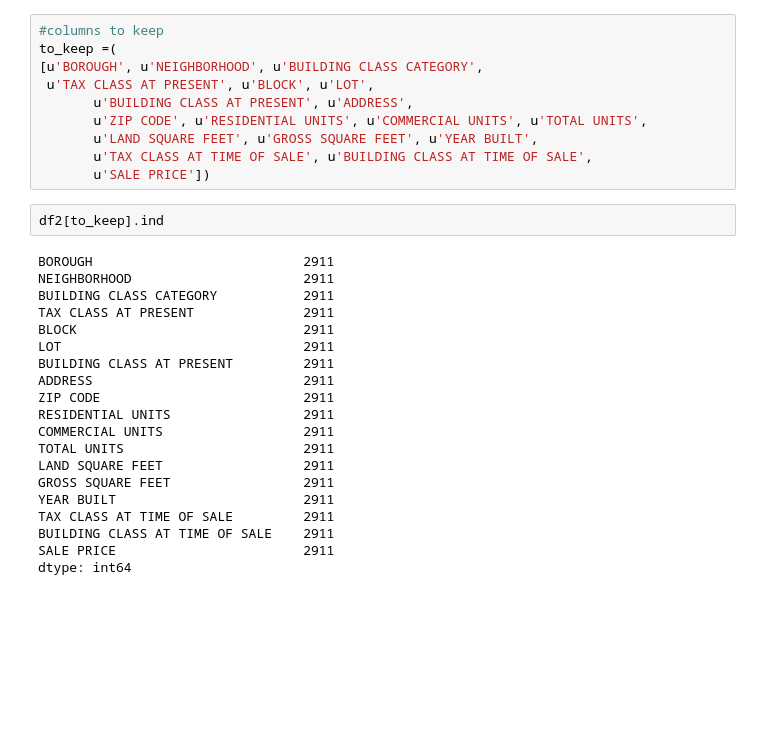
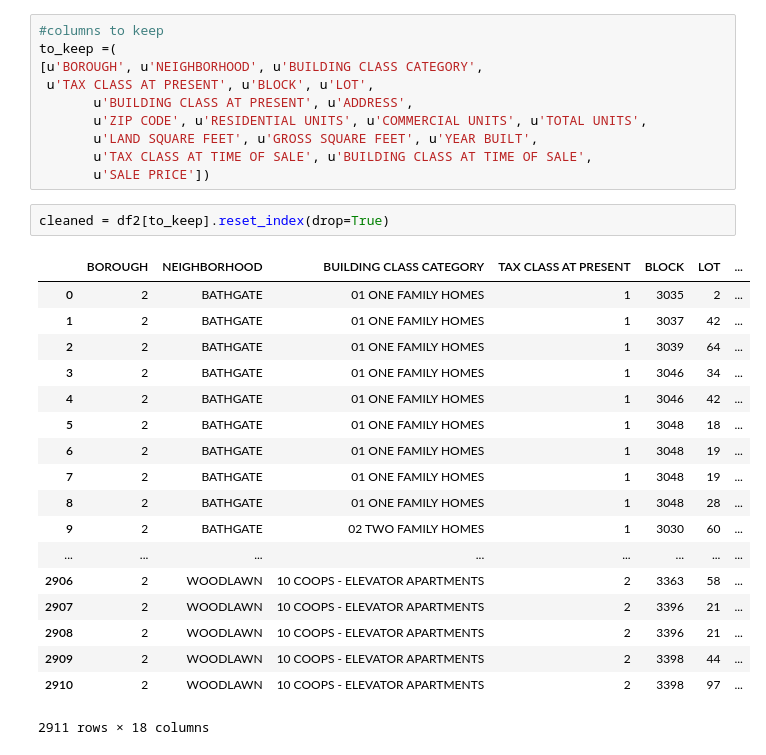
Before and after one commit to asaich/cs109final, a Jupyter notebook: Make_Features.ipynb, the cells around one changed output. Cells and saved outputs as stored; diff of their text form; blank space fills up the shorter version.

Commit message:
clean data again

```diff
--- a/Make_Features.ipynb
+++ b/Make_Features.ipynb
@@ -37,25 +37,24 @@ to_keep =(
        u'LAND SQUARE FEET', u'GROSS SQUARE FEET', u'YEAR BUILT',
        u'TAX CLASS AT TIME OF SALE', u'BUILDING CLASS AT TIME OF SALE',
        u'SALE PRICE'])
-# %%
-df2[to_keep].ind
-# %% [output]
-BOROUGH                           2911
-NEIGHBORHOOD                      2911
-BUILDING CLASS CATEGORY           2911
-TAX CLASS AT PRESENT              2911
-BLOCK                             2911
-LOT                               2911
-BUILDING CLASS AT PRESENT         2911
-ADDRESS                           2911
-ZIP CODE                          2911
-RESIDENTIAL UNITS                 2911
-COMMERCIAL UNITS                  2911
-TOTAL UNITS                       2911
-LAND SQUARE FEET                  2911
-GROSS SQUARE FEET                 2911
-YEAR BUILT                        2911
-TAX CLASS AT TIME OF SALE         2911
-BUILDING CLASS AT TIME OF SALE    2911
-SALE PRICE                        2911
-dtype: int64
+# %%
+cleaned = df2[to_keep].reset_index(drop=True)
+# %% [output]
+|  | BOROUGH | NEIGHBORHOOD | BUILDING CLASS CATEGORY | TAX CLASS AT PRESENT | BLOCK | LOT | ... |
+| 0 | 2 | BATHGATE | 01 ONE FAMILY HOMES | 1 | 3035 | 2 | ... |
+| 1 | 2 | BATHGATE | 01 ONE FAMILY HOMES | 1 | 3037 | 42 | ... |
+| 2 | 2 | BATHGATE | 01 ONE FAMILY HOMES | 1 | 3039 | 64 | ... |
+| 3 | 2 | BATHGATE | 01 ONE FAMILY HOMES | 1 | 3046 | 34 | ... |
+| 4 | 2 | BATHGATE | 01 ONE FAMILY HOMES | 1 | 3046 | 42 | ... |
+| 5 | 2 | BATHGATE | 01 ONE FAMILY HOMES | 1 | 3048 | 18 | ... |
+| 6 | 2 | BATHGATE | 01 ONE FAMILY HOMES | 1 | 3048 | 19 | ... |
+| 7 | 2 | BATHGATE | 01 ONE FAMILY HOMES | 1 | 3048 | 19 | ... |
+| 8 | 2 | BATHGATE | 01 ONE FAMILY HOMES | 1 | 3048 | 28 | ... |
+| 9 | 2 | BATHGATE | 02 TWO FAMILY HOMES | 1 | 3030 | 60 | ... |
+| ... | ... | ... | ... | ... | ... | ... | ... |
+| 2906 | 2 | WOODLAWN | 10 COOPS - ELEVATOR APARTMENTS | 2 | 3363 | 58 | ... |
+| 2907 | 2 | WOODLAWN | 10 COOPS - ELEVATOR APARTMENTS | 2 | 3396 | 21 | ... |
+| 2908 | 2 | WOODLAWN | 10 COOPS - ELEVATOR APARTMENTS | 2 | 3396 | 21 | ... |
+| 2909 | 2 | WOODLAWN | 10 COOPS - ELEVATOR APARTMENTS | 2 | 3398 | 44 | ... |
+| 2910 | 2 | WOODLAWN | 10 COOPS - ELEVATOR APARTMENTS | 2 | 3398 | 97 | ... |
+2911 rows × 18 columns
```
